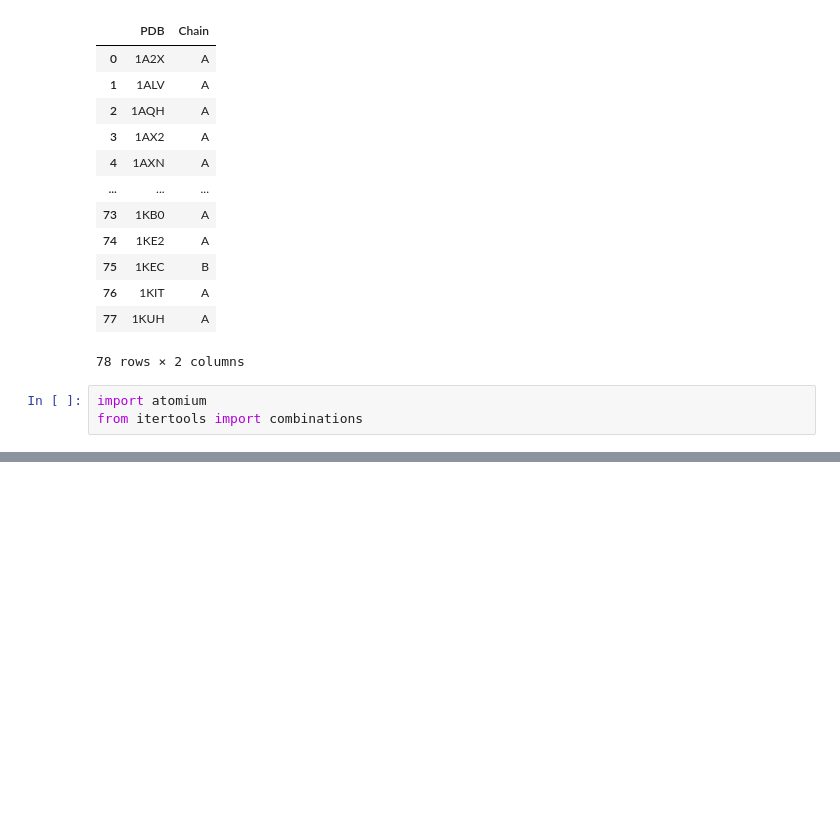
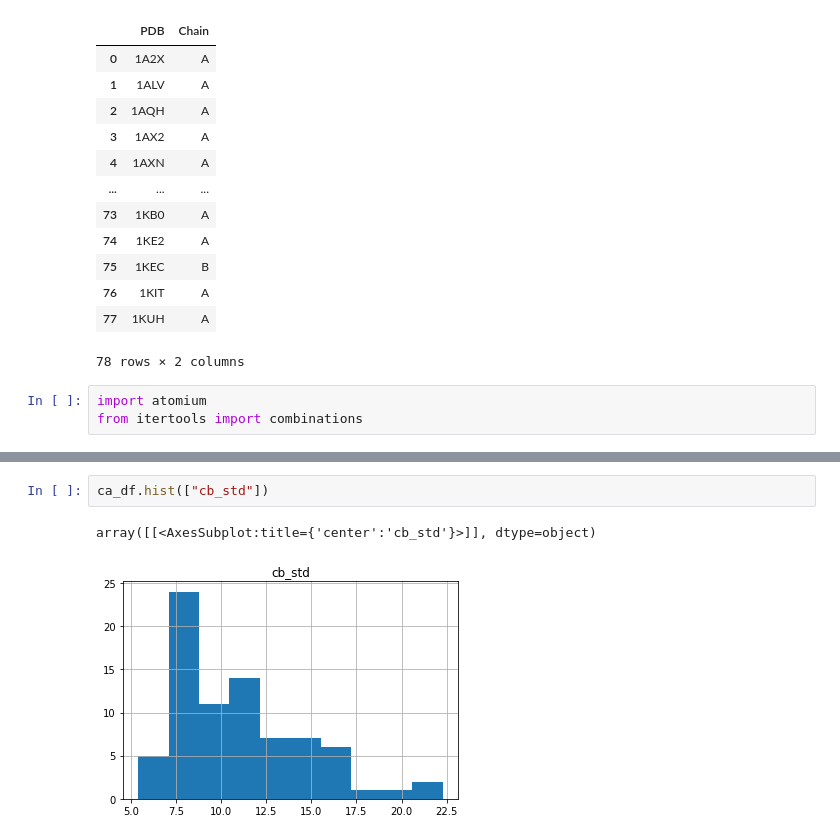
Before and after one commit to tonyreina/zincbind2, a Jupyter notebook: Calcium_binding.ipynb, the cells around one changed output, grey strips where cells are left out. Saved outputs shown, nothing was run; the diff lists cells and outputs as text; blank space fills up the shorter version.

```diff
--- a/Calcium_binding.ipynb
+++ b/Calcium_binding.ipynb
@@ -1214,0 +1271,5 @@ df
+# %%
+ca_df.hist(["cb_std"])
+# %% [output]
+array([[<AxesSubplot:title={'center':'cb_std'}>]], dtype=object)
+[figure, added]
```
Also changed, not shown: parts of 19 cells of this notebook.
